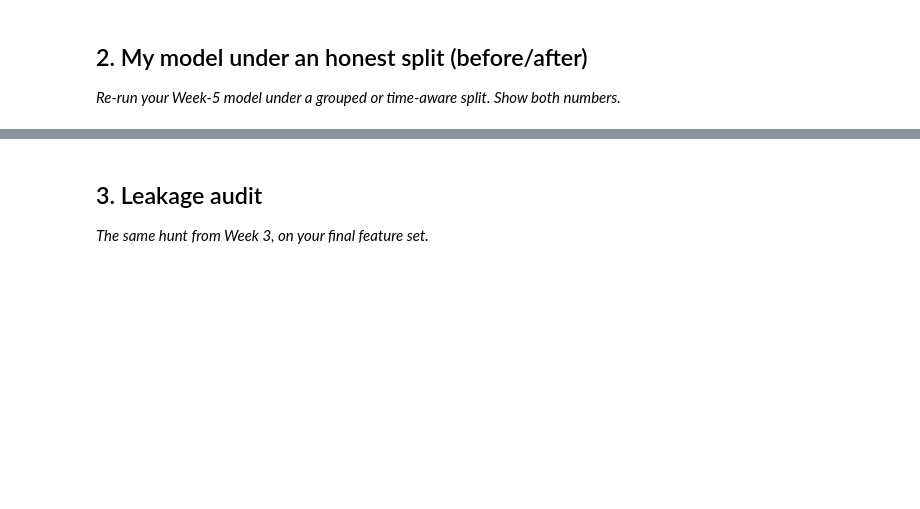
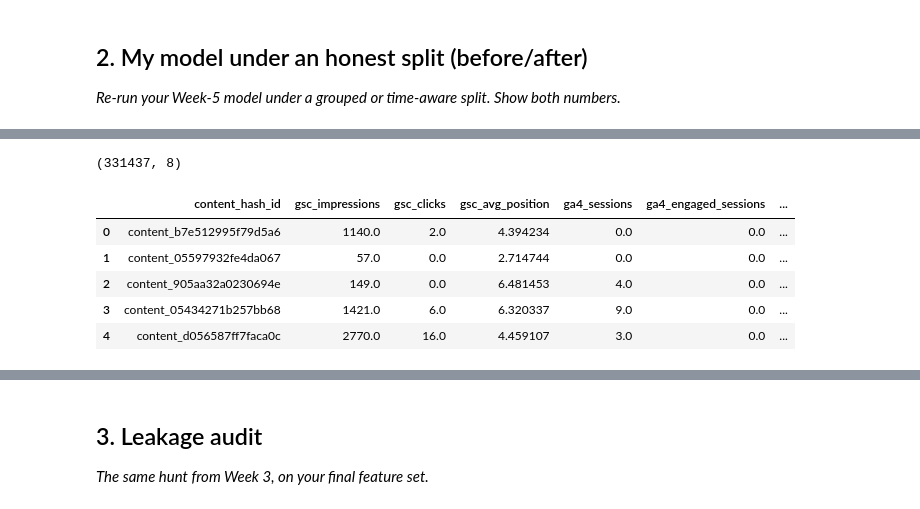
Before and after one commit to adityag30/FlyRank-internship-ML, a Jupyter notebook: work/notebooks/w06_validation_audit.ipynb, the cells around one changed output, grey strips where cells are left out. Drawn from its saved outputs; the diff is of its cells as text; code cells hidden in the pictures; blank space fills up the shorter version.

```diff
--- a/work/notebooks/w06_validation_audit.ipynb
+++ b/work/notebooks/w06_validation_audit.ipynb
@@ -22,0 +45,63 @@ This skeleton is yours to fill. Work the sections **in order** — each one has
+# %%
+from google.colab import userdata
+import duckdb
+import pandas as pd
+
+HF_TOKEN = userdata.get("HF_TOKEN")
+
+con = duckdb.connect()
+
+con.execute(
+    f"CREATE OR REPLACE SECRET hf (TYPE huggingface, TOKEN '{HF_TOKEN}')"
+)
+
+REL = "hf://datasets/FlyRank/internship-warehouse"
+
+query = f"""
+SELECT
+    content_hash_id,
+    SUM(gsc_impressions) AS gsc_impressions,
+    SUM(gsc_clicks) AS gsc_clicks,
+    AVG(gsc_avg_position) AS gsc_avg_position,
+    SUM(ga4_sessions) AS ga4_sessions,
+    SUM(ga4_engaged_sessions) AS ga4_engaged_sessions
+FROM read_parquet('{REL}/fact_content_daily_performance/**/*.parquet')
+WHERE month='2026-03'
+GROUP BY content_hash_id
+"""
+
+df = con.sql(query).df()
+
+df["ctr"] = df["gsc_clicks"] / df["gsc_impressions"].replace(0, 1)
+df["engagement_rate"] = (
+    df["ga4_engaged_sessions"] /
+    df["ga4_sessions"].replace(0, 1)
+)
+
+feature_cols = [
+    "gsc_impressions",
+    "gsc_clicks",
+    "gsc_avg_position",
+    "ga4_sessions",
+    "ga4_engaged_sessions",
+    "ctr",
+    "engagement_rate"
+]
+
+X = df[feature_cols]
+
+y = (
+    (df["gsc_impressions"] >= 10000) &
+    (df["ctr"] < 0.03)
+).astype(int)
+
+print(df.shape)
+df.head()
+# %% [output]
+(331437, 8)
+|  | content_hash_id | gsc_impressions | gsc_clicks | gsc_avg_position | ga4_sessions | ga4_engaged_sessions | ... |
+| 0 | content_b7e512995f79d5a6 | 1140.0 | 2.0 | 4.394234 | 0.0 | 0.0 | ... |
+| 1 | content_05597932fe4da067 | 57.0 | 0.0 | 2.714744 | 0.0 | 0.0 | ... |
+| 2 | content_905aa32a0230694e | 149.0 | 0.0 | 6.481453 | 4.0 | 0.0 | ... |
+| 3 | content_05434271b257bb68 | 1421.0 | 6.0 | 6.320337 | 9.0 | 0.0 | ... |
+| 4 | content_d056587ff7faca0c | 2770.0 | 16.0 | 4.459107 | 3.0 | 0.0 | ... |
```
Also changed, not shown: parts of 12 cells of this notebook.
